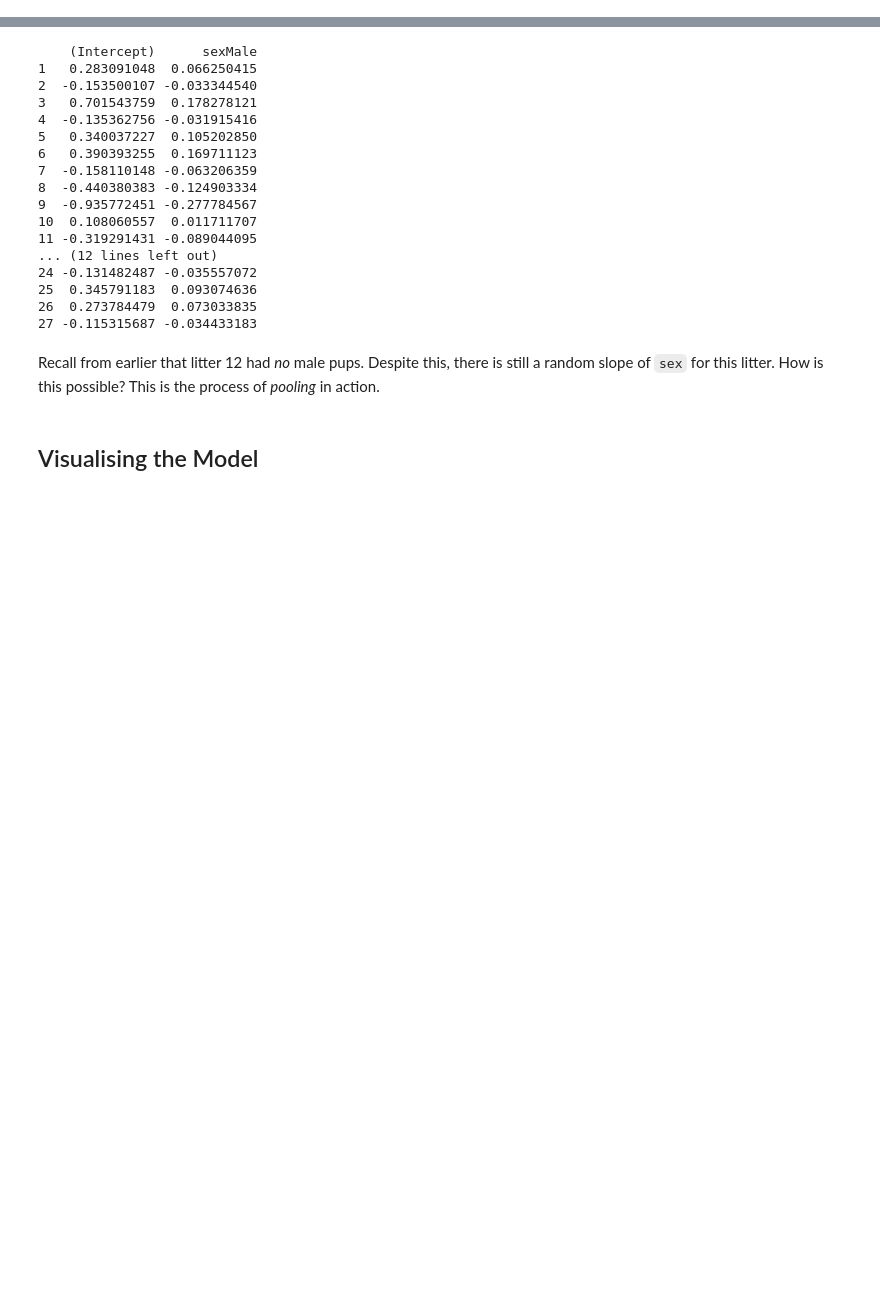
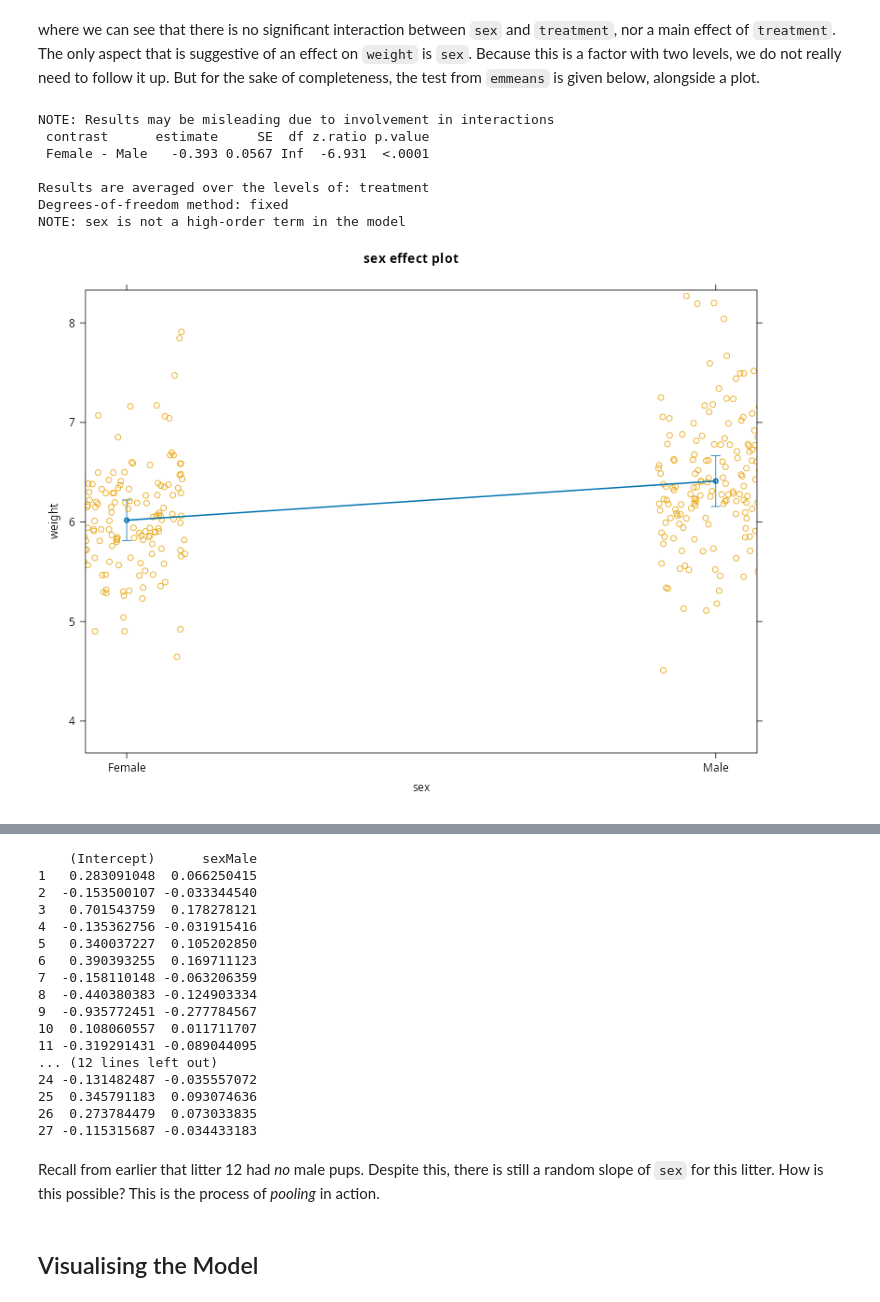
Before and after one commit to PCHN63112-Mixed-Models/mixed-effects-advanced, a Jupyter notebook: 7.example-in-R.ipynb, the cells around one changed output, grey strips where cells are left out. Saved outputs shown, nothing was run; the diff lists cells and outputs as text; code cells hidden in the pictures; blank space fills up the shorter version.

```diff
--- a/7.example-in-R.ipynb
+++ b/7.example-in-R.ipynb
@@ -108,8 +103,6 @@ Taking everything together, we can specify this model using `lme()`. In the code
 # %%
 library(nlme)
 
-lme.ratpup.1 <- lme(fixed  = weight ~ treatment + sex + sex:treatment, # fixed-effects
-                    random =        ~ 1 + sex|litter,                  # random-effects
-                    data   = ratpup)
-
-summary(lme.ratpup.1)
+lme.ratpup <- lme(fixed  = weight ~ 1 + treatment + sex + sex:treatment, # fixed-effects
+                  random =        ~ 1 + sex|litter,                      # random-effects
+                  data   = ratpup)
@@ -133,0 +148,19 @@ Number of Groups: 27
+# %% [markdown]
+where we can see that there is no significant interaction between `sex` and `treatment`, nor a main effect of `treatment`. The only aspect that is suggestive of an effect on `weight` is `sex`. Because this is a factor with two levels, we do not really need to follow it up. But for the sake of completeness, the test from `emmeans` is given below, alongside a plot.
+# %%
+library('emmeans')
+library('effects')
+
+emm <- emmeans(lme.ratpup, pairwise ~ sex, mode='asymptotic', submodel='type2')
+print(emm$contrasts)
+
+plot(effect('sex', lme.ratpup, residuals=TRUE), partial.residuals=list(smooth=FALSE))
+# %% [output]
+NOTE: Results may be misleading due to involvement in interactions
+ contrast      estimate     SE  df z.ratio p.value
+ Female - Male   -0.393 0.0567 Inf  -6.931  <.0001
+
+Results are averaged over the levels of: treatment
+Degrees-of-freedom method: fixed
+NOTE: sex is not a high-order term in the model
+[figure, added]
```
Also changed, not shown: parts of 20 cells of this notebook, 15 other files.
